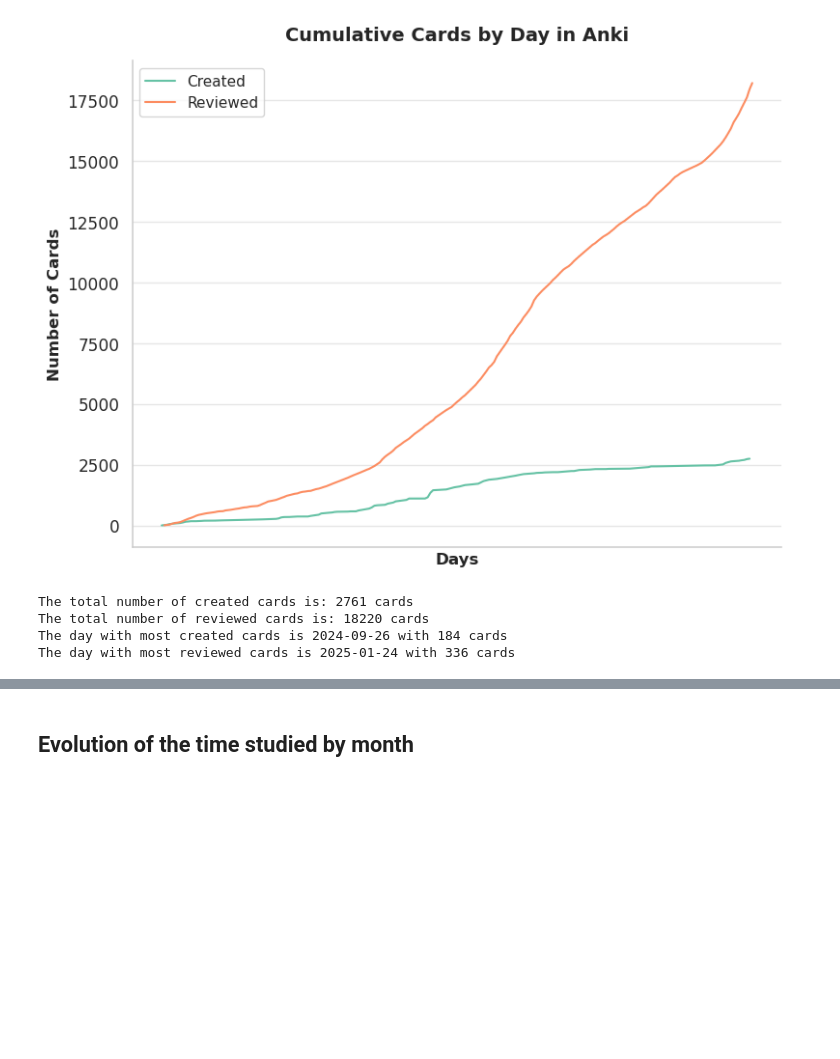
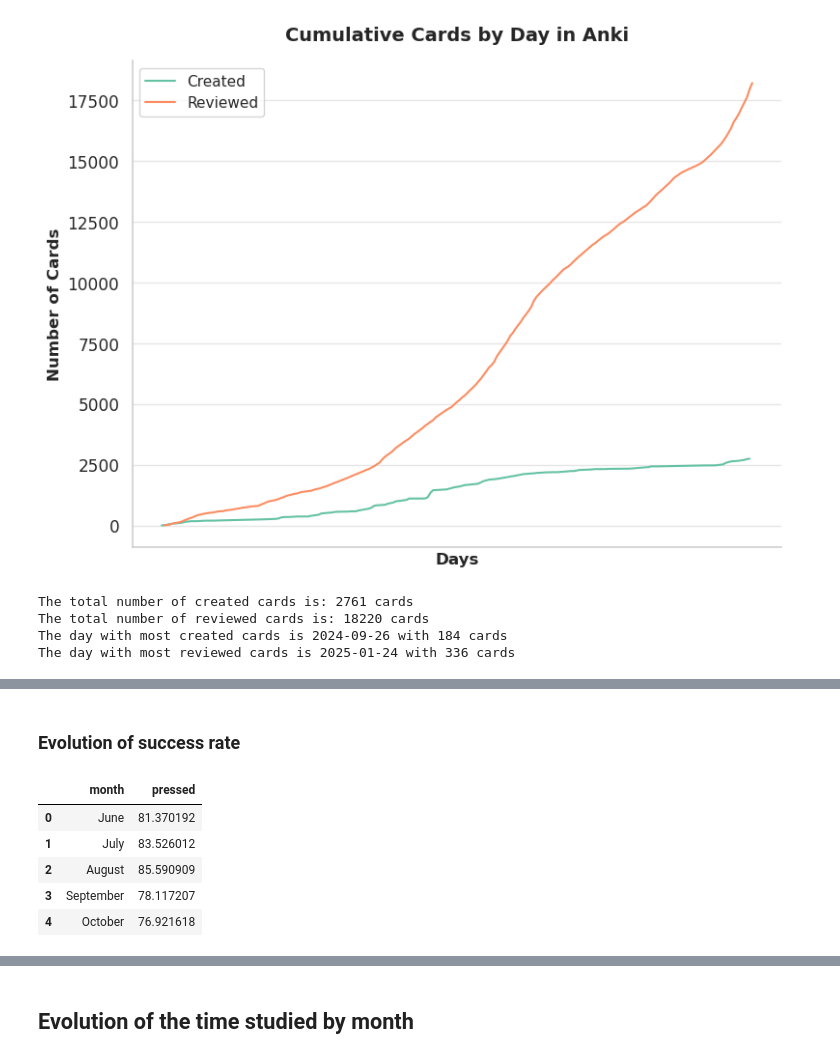
Before and after one commit to Oddman43/BIR_EDA, a Jupyter notebook: notebooks/data_analysis.ipynb, the cells around one changed output, grey strips where cells are left out. Drawn from its saved outputs; the diff is of its cells as text; code cells hidden in the pictures; blank space fills up the shorter version.

```diff
--- a/notebooks/data_analysis.ipynb
+++ b/notebooks/data_analysis.ipynb
@@ -848,0 +749,22 @@ plt.show()
+# %%
+own_mask = anki_copy["deck"].str.contains("01_own")
+anki_decks = anki_copy[own_mask]
+anki_decks = anki_decks[["card_id","tags_list", "pressed", "date_reviewed", "date_day", "review_time_seconds"]]
+anki_decks["pressed"] = anki_decks["pressed"].map({
+    1: 0,
+    2: 0.5,
+    3: 1,
+    4: 1.25
+})
+anki_decks["month"] = anki_decks["date_reviewed"].dt.month_name()
+# %%
+def get_deck(lst: list) -> str:
+    filter_words = {"00Daily", "leech"}
+    lst_filtered = [i for i in lst if not any(w in i for w in filter_words)]
+    if len(lst_filtered) == 0:
+        return "Missing"
+    else:
+        if "::" in lst_filtered[0]:
+            return lst_filtered[0].split("::")[0]
+        else:
+            return lst_filtered[0]
@@ -848,0 +863,16 @@ plt.show()
+# %% [markdown]
+### Evolution of success rate
+# %%
+anki_decks_sr = anki_decks.copy()
+order = ["June", "July", "August", "September", "October", "November", "December", "January"]
+anki_decks_sr["month"] = pd.Categorical(anki_decks_sr["month"], categories=order, ordered=True)
+anki_decks_sr = (anki_decks_sr.groupby(["month"], observed= True, as_index= False)["pressed"].mean())
+anki_decks_sr["pressed"] = anki_decks_sr["pressed"] * 100
+anki_decks_sr.head()
+# %% [output]
+|  | month | pressed |
+| 0 | June | 81.370192 |
+| 1 | July | 83.526012 |
+| 2 | August | 85.590909 |
+| 3 | September | 78.117207 |
+| 4 | October | 76.921618 |
```
Also changed, not shown: parts of 24 cells of this notebook, 1 other file.
